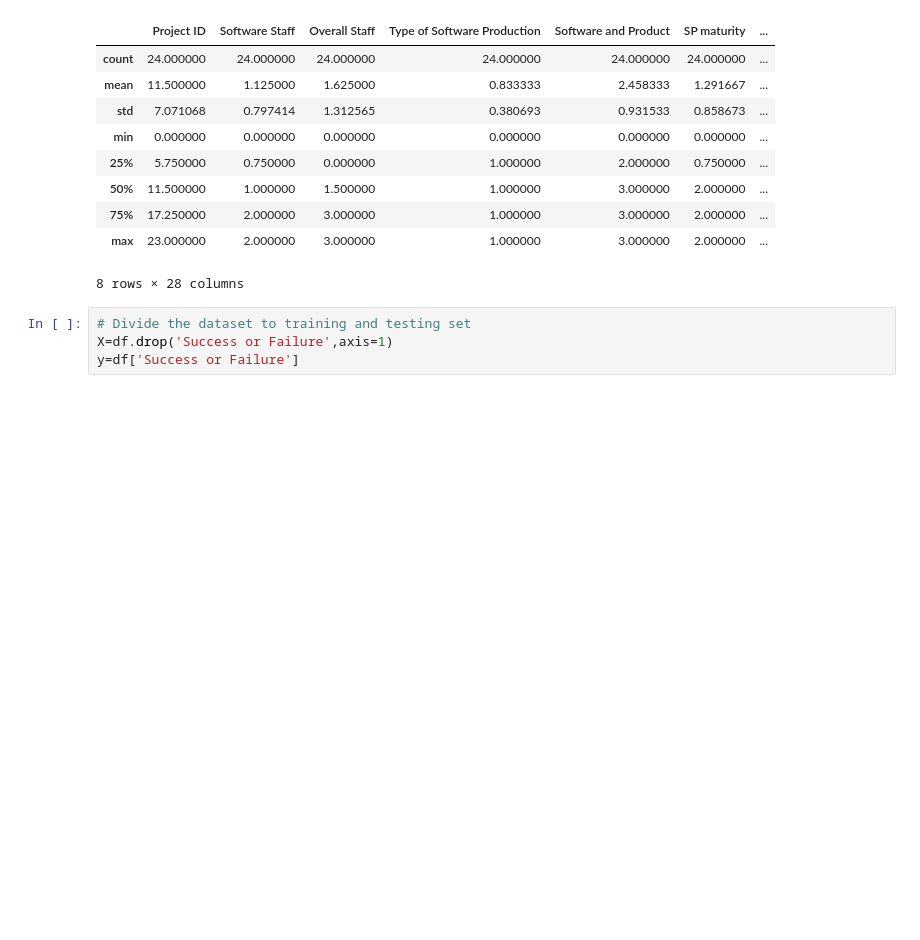
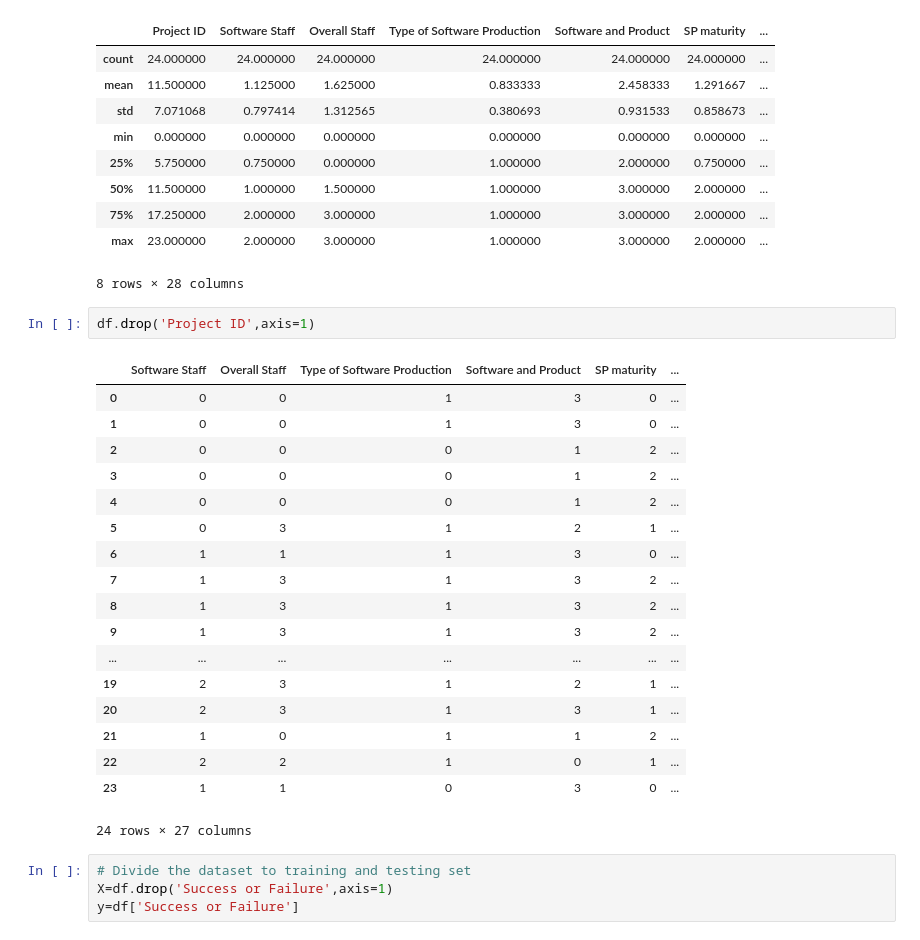
Before and after one commit to Avi-nashkumar/Semester5, a Jupyter notebook: ECSE303L/challenge-week-11/Task_1_Linear_SVM_from_Scratch (1).ipynb, the cells around one changed output. Cells and saved outputs as stored; diff of their text form; blank space fills up the shorter version.

```diff
--- a/ECSE303L/challenge-week-11/Task_1_Linear_SVM_from_Scratch (1).ipynb
+++ b/ECSE303L/challenge-week-11/Task_1_Linear_SVM_from_Scratch (1).ipynb
@@ -267,6 +248,27 @@ df.describe()
 | 75% | 17.250000 | 2.000000 | 3.000000 | 1.000000 | 3.000000 | 2.000000 | ... |
 | max | 23.000000 | 2.000000 | 3.000000 | 1.000000 | 3.000000 | 2.000000 | ... |
 8 rows × 28 columns
+# %%
+df.drop('Project ID',axis=1)
+# %% [output]
+|  | Software Staff | Overall Staff | Type of Software Production | Software and Product | SP maturity | ... |
+| 0 | 0 | 0 | 1 | 3 | 0 | ... |
+| 1 | 0 | 0 | 1 | 3 | 0 | ... |
+| 2 | 0 | 0 | 0 | 1 | 2 | ... |
+| 3 | 0 | 0 | 0 | 1 | 2 | ... |
+| 4 | 0 | 0 | 0 | 1 | 2 | ... |
+| 5 | 0 | 3 | 1 | 2 | 1 | ... |
+| 6 | 1 | 1 | 1 | 3 | 0 | ... |
+| 7 | 1 | 3 | 1 | 3 | 2 | ... |
+| 8 | 1 | 3 | 1 | 3 | 2 | ... |
+| 9 | 1 | 3 | 1 | 3 | 2 | ... |
+| ... | ... | ... | ... | ... | ... | ... |
+| 19 | 2 | 3 | 1 | 2 | 1 | ... |
+| 20 | 2 | 3 | 1 | 3 | 1 | ... |
+| 21 | 1 | 0 | 1 | 1 | 2 | ... |
+| 22 | 2 | 2 | 1 | 0 | 1 | ... |
+| 23 | 1 | 1 | 0 | 3 | 0 | ... |
+24 rows × 27 columns
 # %%
 # Divide the dataset to training and testing set
 X=df.drop('Success or Failure',axis=1)
```
Also changed, not shown: parts of 19 cells of this notebook.
